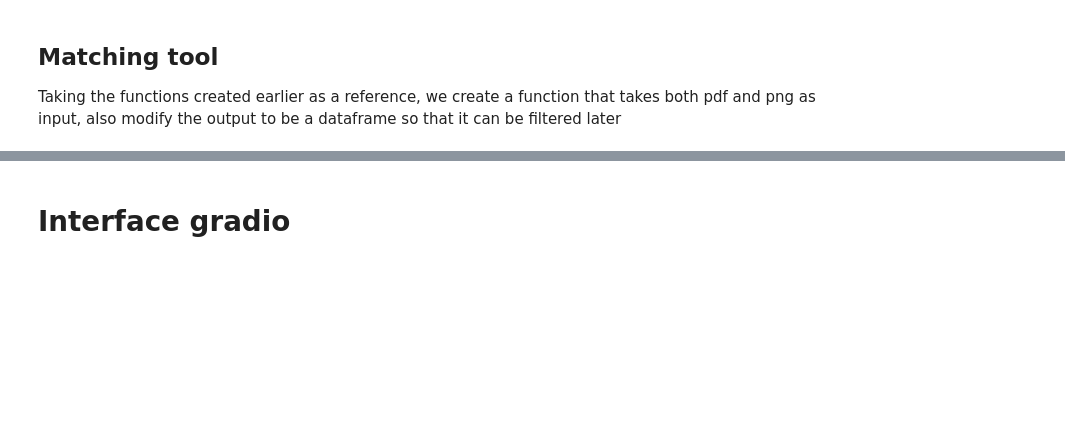
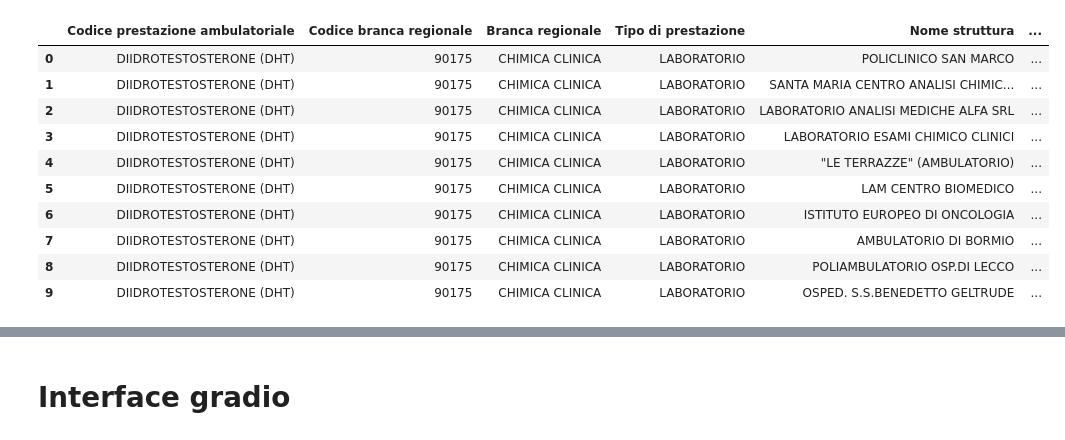
Before and after one commit to SimoneFarallo/Project_public_and_social_services, a Jupyter notebook: Extra_tools.ipynb, the cells around one changed output, grey strips where cells are left out. Cells and saved outputs as stored; diff of their text form; code cells hidden in the pictures; blank space fills up the shorter version.

```diff
--- a/Extra_tools.ipynb
+++ b/Extra_tools.ipynb
@@ -134,4 +133,0 @@ match_recipe_to_dataset_jpg('ricetta_2.png', dataset)
-# %% [markdown]
-## Matching tool
-
-Taking the functions created earlier as a reference, we create a function that takes both pdf and png as input, also modify the output to be a dataframe so that it can be filtered later
@@ -216,0 +134,15 @@ def match_recipe_to_dataset_and_create_df(file: str, dataset: pd.DataFrame) -> p
+# %%
+output_ricetta_1_png = automatic_ocr_search('ricetta_1.png', dataset)
+output_ricetta_1_png.head(10)
+# %% [output]
+|  | Codice prestazione ambulatoriale | Codice branca regionale | Branca regionale | Tipo di prestazione | Nome struttura | ... |
+| 0 | DIIDROTESTOSTERONE (DHT) | 90175 | CHIMICA CLINICA | LABORATORIO | POLICLINICO SAN MARCO | ... |
+| 1 | DIIDROTESTOSTERONE (DHT) | 90175 | CHIMICA CLINICA | LABORATORIO | SANTA MARIA CENTRO ANALISI CHIMIC... | ... |
+| 2 | DIIDROTESTOSTERONE (DHT) | 90175 | CHIMICA CLINICA | LABORATORIO | LABORATORIO ANALISI MEDICHE ALFA SRL | ... |
+| 3 | DIIDROTESTOSTERONE (DHT) | 90175 | CHIMICA CLINICA | LABORATORIO | LABORATORIO ESAMI CHIMICO CLINICI | ... |
+| 4 | DIIDROTESTOSTERONE (DHT) | 90175 | CHIMICA CLINICA | LABORATORIO | "LE TERRAZZE" (AMBULATORIO) | ... |
+| 5 | DIIDROTESTOSTERONE (DHT) | 90175 | CHIMICA CLINICA | LABORATORIO | LAM CENTRO BIOMEDICO | ... |
+| 6 | DIIDROTESTOSTERONE (DHT) | 90175 | CHIMICA CLINICA | LABORATORIO | ISTITUTO EUROPEO DI ONCOLOGIA | ... |
+| 7 | DIIDROTESTOSTERONE (DHT) | 90175 | CHIMICA CLINICA | LABORATORIO | AMBULATORIO DI BORMIO | ... |
+| 8 | DIIDROTESTOSTERONE (DHT) | 90175 | CHIMICA CLINICA | LABORATORIO | POLIAMBULATORIO OSP.DI LECCO | ... |
+| 9 | DIIDROTESTOSTERONE (DHT) | 90175 | CHIMICA CLINICA | LABORATORIO | OSPED. S.S.BENEDETTO GELTRUDE | ... |
```
Also changed, not shown: parts of 34 cells of this notebook, 1 other file.
